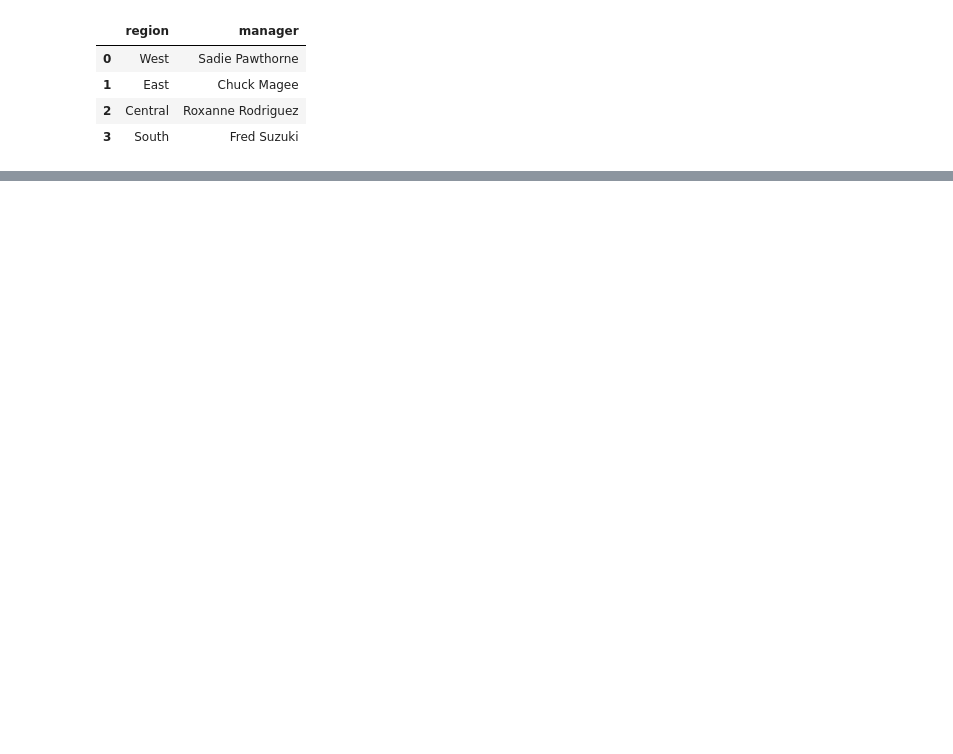
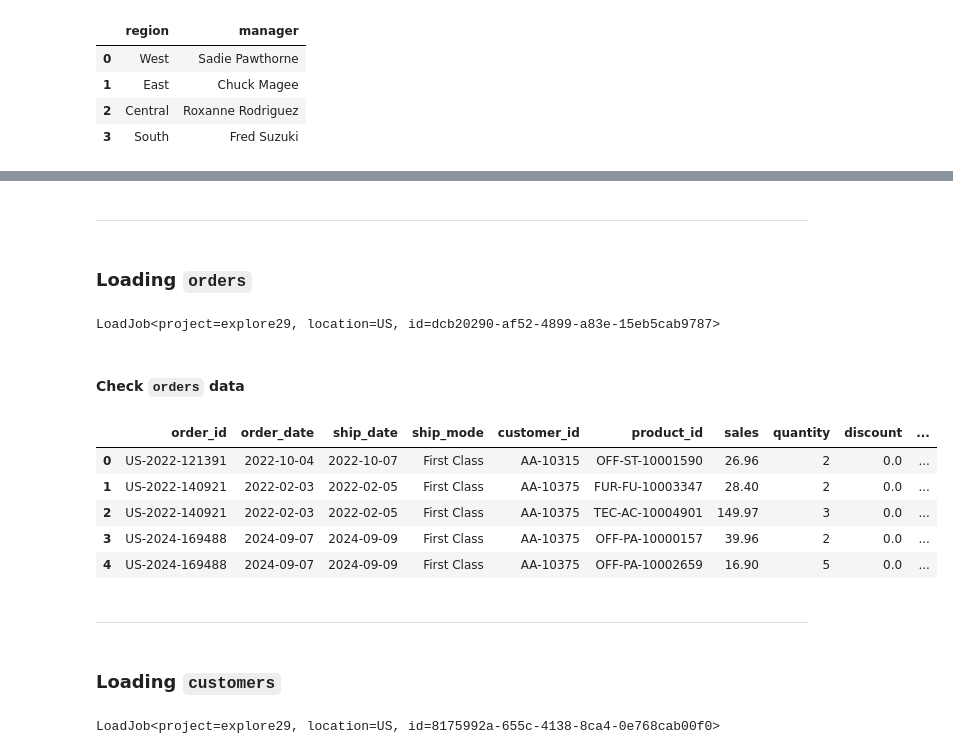
Before and after one commit to nacht29/Superstore-Analysis, a Jupyter notebook: Super-Store-Analysis.ipynb, the cells around one changed output, grey strips where cells are left out. Saved outputs shown, nothing was run; the diff lists cells and outputs as text; code cells hidden in the pictures; blank space fills up the shorter version.

Commit message:
feat: finished ETL
- made sure WRITE_TRUNCATE works as well
- this is done by creating the tables in the dataset according to the df
- hemce, the dataset follows the df datatype

````diff
--- a/Super-Store-Analysis.ipynb
+++ b/Super-Store-Analysis.ipynb
@@ -546,0 +556,2 @@ regions.head(len(people_df['region']))
+# %%
+client = bq.Client()
@@ -546,0 +669,55 @@ regions.head(len(people_df['region']))
+# %% [markdown]
+---
+# %% [markdown]
+### Loading ```orders```
+# %%
+destination_table = 'explore29.superstore.orders'
+
+job_config = bq.LoadJobConfig(
+	write_disposition='WRITE_TRUNCATE',
+	autodetect=True
+)
+
+job = client.load_table_from_dataframe(
+	orders,
+	destination_table,
+	job_config=job_config
+)
+
+job.result()
+# %% [output]
+LoadJob<project=explore29, location=US, id=dcb20290-af52-4899-a83e-15eb5cab9787>
+# %% [markdown]
+#### Check ```orders``` data
+# %%
+check = """SELECT * FROM explore29.superstore.orders;"""
+query = client.query(check)
+query.to_dataframe().head()
+# %% [output]
+|  | order_id | order_date | ship_date | ship_mode | customer_id | product_id | sales | quantity | discount | ... |
+| 0 | US-2022-121391 | 2022-10-04 | 2022-10-07 | First Class | AA-10315 | OFF-ST-10001590 | 26.96 | 2 | 0.0 | ... |
+| 1 | US-2022-140921 | 2022-02-03 | 2022-02-05 | First Class | AA-10375 | FUR-FU-10003347 | 28.40 | 2 | 0.0 | ... |
+| 2 | US-2022-140921 | 2022-02-03 | 2022-02-05 | First Class | AA-10375 | TEC-AC-10004901 | 149.97 | 3 | 0.0 | ... |
+| 3 | US-2024-169488 | 2024-09-07 | 2024-09-09 | First Class | AA-10375 | OFF-PA-10000157 | 39.96 | 2 | 0.0 | ... |
+| 4 | US-2024-169488 | 2024-09-07 | 2024-09-09 | First Class | AA-10375 | OFF-PA-10002659 | 16.90 | 5 | 0.0 | ... |
+# %% [markdown]
+---
+# %% [markdown]
+### Loading ```customers```
+# %%
+destination_table = 'explore29.superstore.customers'
+
+job_config = bq.LoadJobConfig(
+	write_disposition='WRITE_TRUNCATE',
+	autodetect=True
+)
+
+job = client.load_table_from_dataframe(
+	customers,
+	destination_table,
+	job_config=job_config
+)
+
+job.result()
+# %% [output]
+LoadJob<project=explore29, location=US, id=8175992a-655c-4138-8ca4-0e768cab00f0>
````
Also changed, not shown: parts of 23 cells of this notebook, 1 other file.
